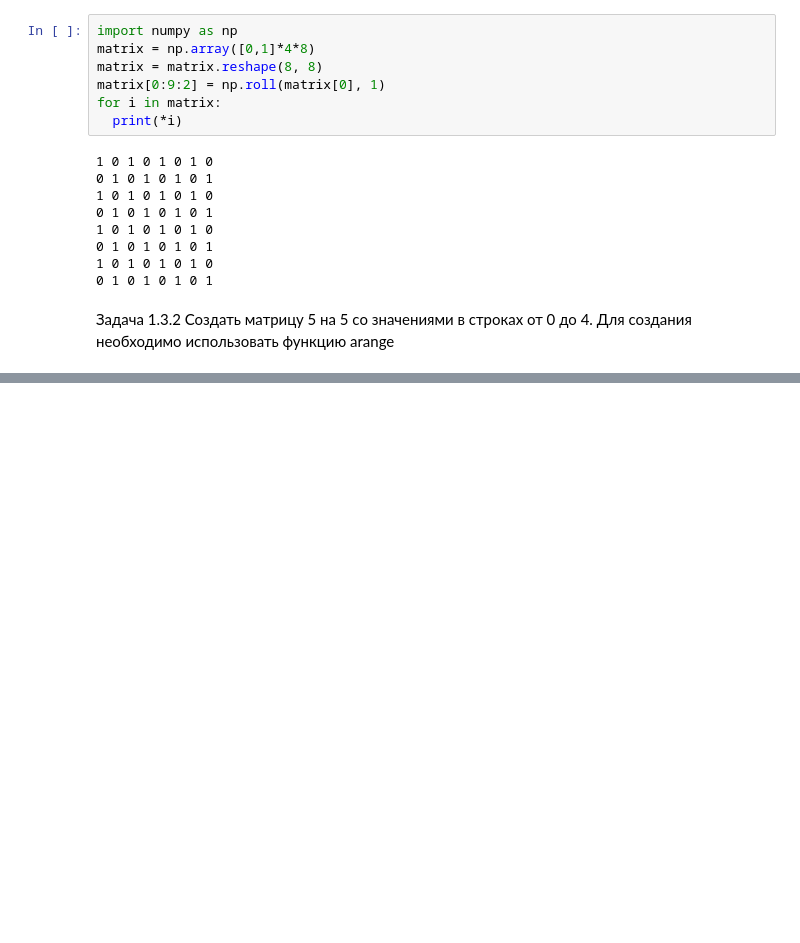
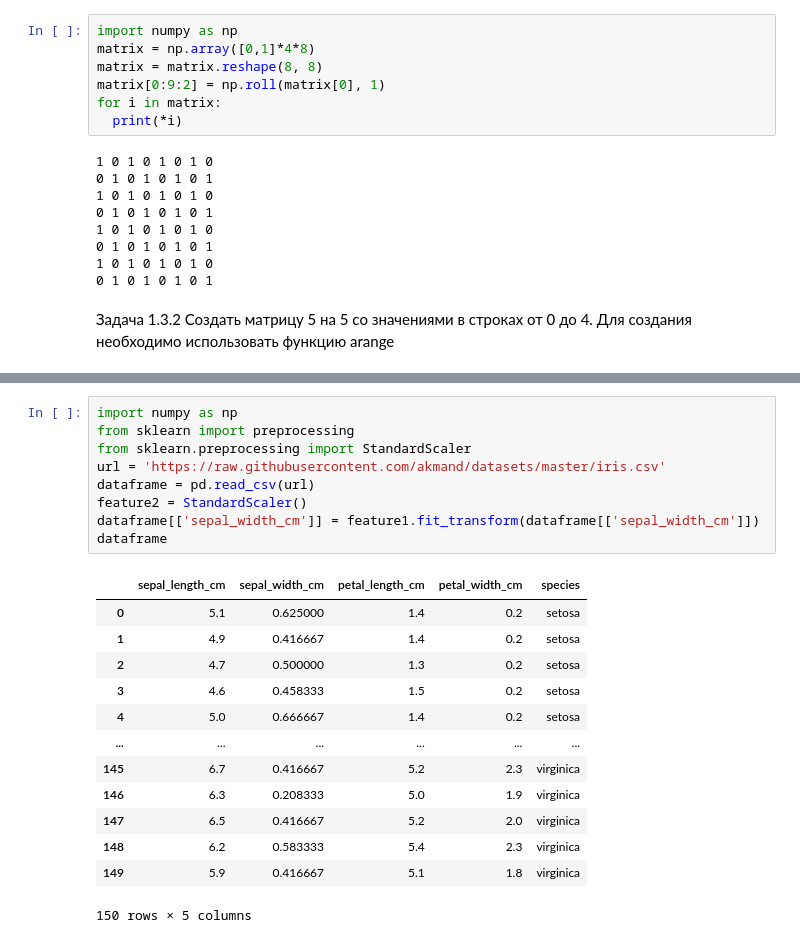
Before and after one commit to AnnaKudr/Artificial_Intelligence_MIREA, a Jupyter notebook: Kudryashova_A_Workbook2.ipynb, the cells around one changed output, grey strips where cells are left out. Drawn from its saved outputs; the diff is of its cells as text; blank space fills up the shorter version.

```diff
--- a/Kudryashova_A_Workbook2.ipynb
+++ b/Kudryashova_A_Workbook2.ipynb
@@ -37,0 +224,23 @@ IndexError: ignored
+# %%
+import numpy as np
+from sklearn import preprocessing
+from sklearn.preprocessing import StandardScaler
+url = 'https://raw.githubusercontent.com/akmand/datasets/master/iris.csv'
+dataframe = pd.read_csv(url)
+feature2 = StandardScaler()
+dataframe[['sepal_width_cm']] = feature1.fit_transform(dataframe[['sepal_width_cm']])
+dataframe
+# %% [output]
+|  | sepal_length_cm | sepal_width_cm | petal_length_cm | petal_width_cm | species |
+| 0 | 5.1 | 0.625000 | 1.4 | 0.2 | setosa |
+| 1 | 4.9 | 0.416667 | 1.4 | 0.2 | setosa |
+| 2 | 4.7 | 0.500000 | 1.3 | 0.2 | setosa |
+| 3 | 4.6 | 0.458333 | 1.5 | 0.2 | setosa |
+| 4 | 5.0 | 0.666667 | 1.4 | 0.2 | setosa |
+| ... | ... | ... | ... | ... | ... |
+| 145 | 6.7 | 0.416667 | 5.2 | 2.3 | virginica |
+| 146 | 6.3 | 0.208333 | 5.0 | 1.9 | virginica |
+| 147 | 6.5 | 0.416667 | 5.2 | 2.0 | virginica |
+| 148 | 6.2 | 0.583333 | 5.4 | 2.3 | virginica |
+| 149 | 5.9 | 0.416667 | 5.1 | 1.8 | virginica |
+150 rows × 5 columns
```
Also changed, not shown: parts of 19 cells of this notebook.
